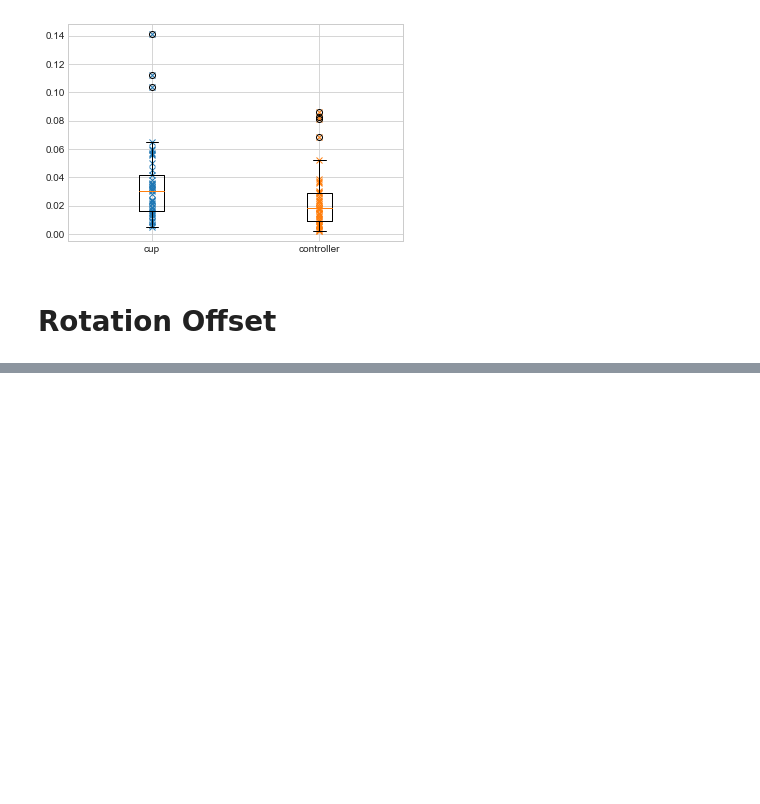
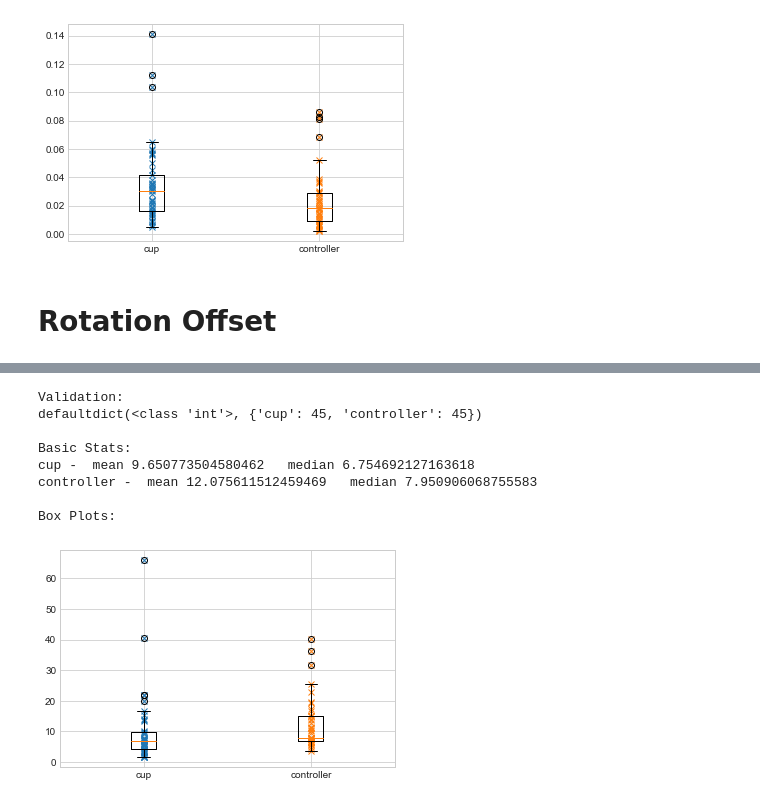
Before and after one commit to DavidMChan/FlatWorld, a Jupyter notebook: scripts/Error Analysis.ipynb, the cells around one changed output, grey strips where cells are left out. Saved outputs shown, nothing was run; the diff lists cells and outputs as text; code cells hidden in the pictures; blank space fills up the shorter version.

```diff
--- a/scripts/Error Analysis.ipynb
+++ b/scripts/Error Analysis.ipynb
@@ -616,0 +722,12 @@ Box Plots:
+# %%
+plot_by_key(data, 'object_type')
+# %% [output]
+Validation:
+defaultdict(<class 'int'>, {'cup': 45, 'controller': 45})
+
+Basic Stats:
+cup -  mean 9.650773504580462   median 6.754692127163618
+controller -  mean 12.075611512459469   median 7.950906068755583
+
+Box Plots:
+[figure, added]
```
Also changed, not shown: parts of 9 cells of this notebook.
